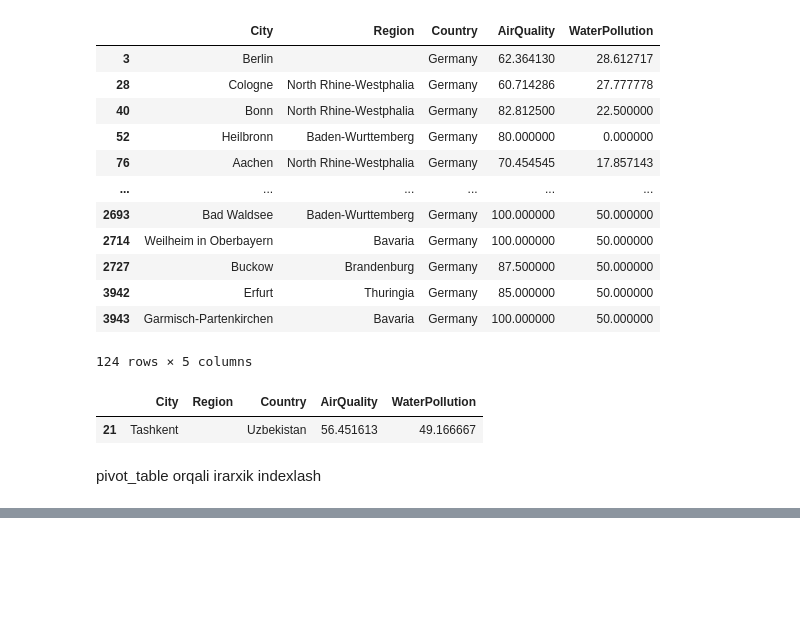
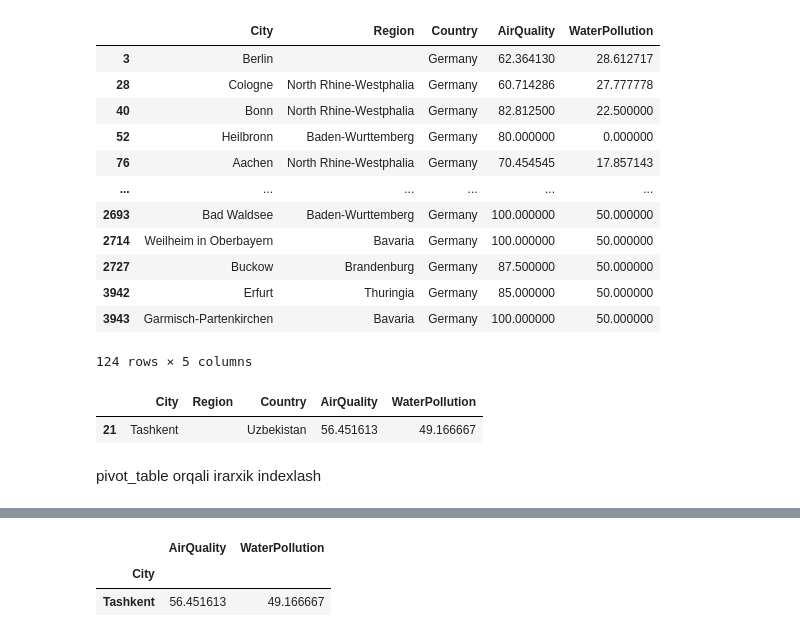
Before and after one commit to hfazliddin98/suniy-intelekt-darslar, a Jupyter notebook: 12-modul Uygunlashtirish ulash va qayta shakillash/malumotlar_toplami_ustida_irarxik_indekslash.ipynb, the cells around one changed output, grey strips where cells are left out. Cells and saved outputs as stored; diff of their text form; code cells hidden in the pictures; blank space fills up the shorter version.

```diff
--- a/12-modul Uygunlashtirish ulash va qayta shakillash/malumotlar_toplami_ustida_irarxik_indekslash.ipynb
+++ b/12-modul Uygunlashtirish ulash va qayta shakillash/malumotlar_toplami_ustida_irarxik_indekslash.ipynb
@@ -10,5 +12,6 @@ import numpy as np
 # %%
-df = pd.read_csv('datasets\world_cities_air_water_quality.csv')
+# df = pd.read_csv('datasets\world_cities_air_water_quality.csv')# vs code uchun ishlatiladi
+df = pd.read_csv('/content/Practicum_Datasets/world_cities_air_water_quality.csv')
 df
 # %% [output]
 |  | City | "Region" | "Country" | "AirQuality" | "WaterPollution" |
@@ -137,0 +154,6 @@ TypeError: Could not convert  Faryab to numeric
+# %%
+df1.loc['Uzbekistan']
+# %% [output]
+|  | AirQuality | WaterPollution |
+| City |  |  |
+| Tashkent | 56.451613 | 49.166667 |
```
Also changed, not shown: parts of 3 cells of this notebook, 3 other files.
